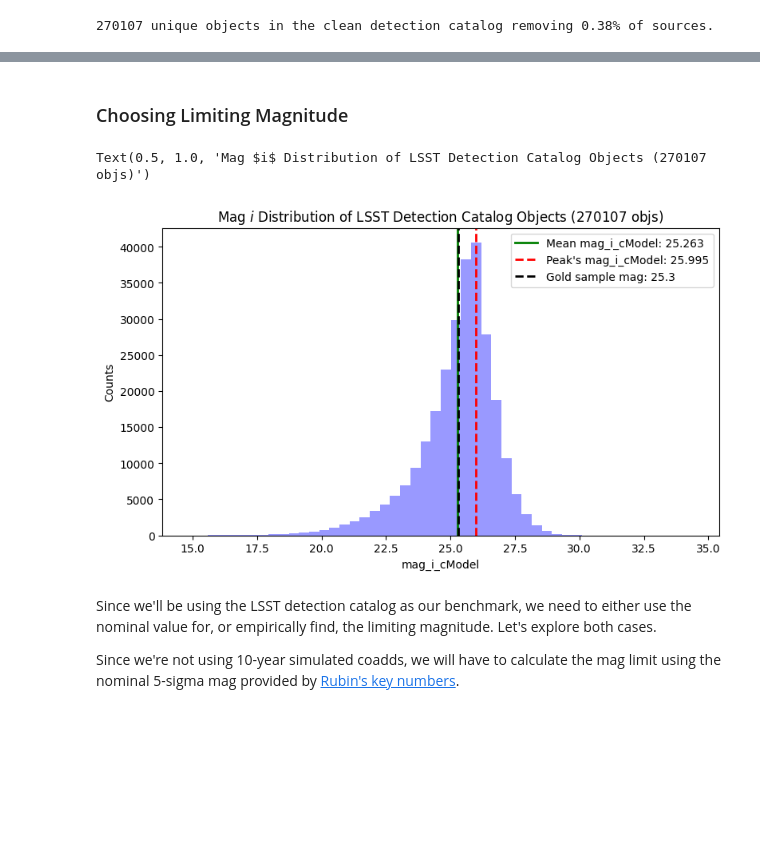
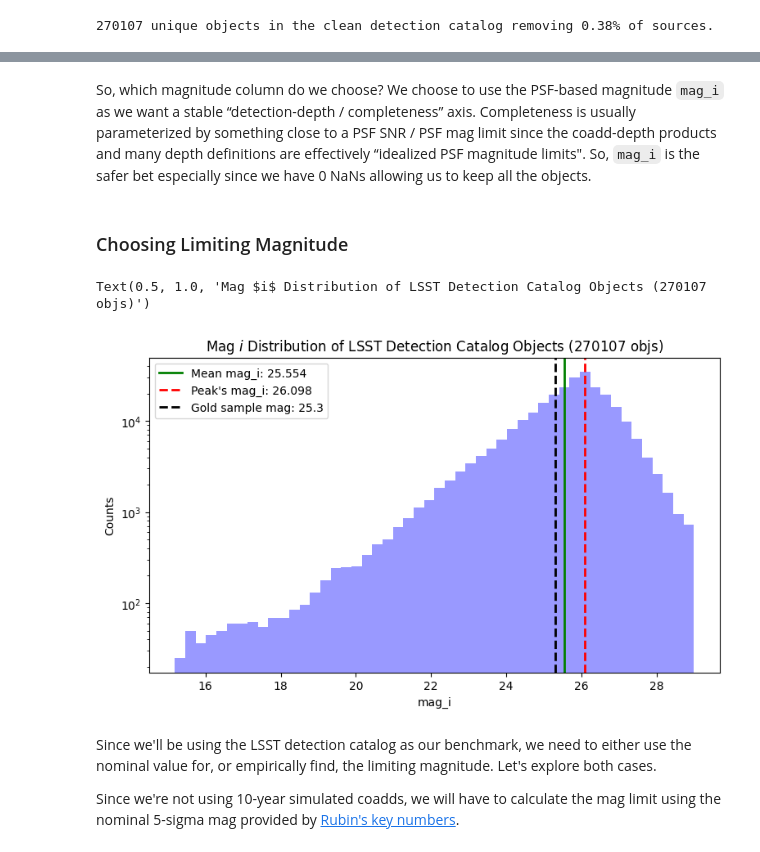
Before and after one commit to grantmerz/DeepDISC_Roman_Rubin, a Jupyter notebook: test_cats.ipynb, the cells around one changed output, grey strips where cells are left out. Saved outputs shown, nothing was run; the diff lists cells and outputs as text; code cells hidden in the pictures; blank space fills up the shorter version.

```diff
--- a/test_cats.ipynb
+++ b/test_cats.ipynb
@@ -161,3 +183,6 @@ print(len(np.unique(clean_det_cat.objectId.values)), f"unique objects in the cle
 # %%
+# Jan 14th - need to make sure that the catalog you save has the flux and shape columns in the detection catalog (should be 139 columns in total)
+# if not go to NERSC and grab them from the full det cat using objectId column and merge them in here before saving
 # let's save this clean det catalog since we no longer need to filter it again
-clean_det_cat.to_json(f'{os.path.expanduser("~")}/lsst_runs/{run_name}/test_cats/test_det_cat.json', orient='records')
+clean_det_cat = clean_det_cat.reset_index(drop=True) # reset index before saving
+clean_det_cat.to_json(f'{test_cats_dir}test_det_cat.json', orient='records')
@@ -164,25 +300,28 @@ clean_det_cat.to_json(f'{os.path.expanduser("~")}/lsst_runs/{run_name}/test_cats
+# %% [markdown]
+So, which magnitude column do we choose? We choose to use the PSF-based magnitude `mag_i` as we want a stable “detection-depth / completeness” axis. Completeness is usually parameterized by something close to a PSF SNR / PSF mag limit since the coadd-depth products and many depth definitions are effectively “idealized PSF magnitude limits". So, `mag_i` is the safer bet especially since we have 0 NaNs allowing us to keep all the objects.
 # %% [markdown]
 ### Choosing Limiting Magnitude
 # %%
-counts, bin_edges = np.histogram(clean_det_cat[np.isfinite(clean_det_cat['mag_i_cModel'])]['mag_i_cModel'], bins=50)
+counts, bin_edges = np.histogram(clean_det_cat[np.isfinite(clean_det_cat['mag_i'])]['mag_i'], bins=50)
 # bin with highest count
 peak_bin_index = np.argmax(counts)
 # since bin edges give you (bins+1) edges, we do +1 to get center of peak bin
 peak_mag = (bin_edges[peak_bin_index] + bin_edges[peak_bin_index + 1]) / 2
 plt.figure(figsize=(9, 5))
-plt.xlabel('mag_i_cModel')
+plt.xlabel('mag_i')
 plt.ylabel('Counts')
-plt.axvline(np.mean(clean_det_cat['mag_i_cModel']), color='green', linestyle='solid',
-            linewidth='2', label=f'Mean mag_i_cModel: {np.mean(clean_det_cat["mag_i_cModel"]):.3f}')
+plt.axvline(np.mean(clean_det_cat['mag_i']), color='green', linestyle='solid',
+            linewidth='2', label=f'Mean mag_i: {np.mean(clean_det_cat["mag_i"]):.3f}')
 plt.axvline(peak_mag, color='red', linestyle='dashed', linewidth='2',
-            label=f"Peak's mag_i_cModel: {peak_mag:.3f}")
+            label=f"Peak's mag_i: {peak_mag:.3f}")
 plt.axvline(25.3, color='black', linestyle='--', linewidth='2', label=f'Gold sample mag: 25.3')
-plt.hist(clean_det_cat['mag_i_cModel'], bins=50, alpha=0.4, color='blue')
+plt.hist(clean_det_cat['mag_i'], bins=50, alpha=0.4, color='blue')
+plt.yscale('log')
 plt.legend()
 plt.title(f"Mag $i$ Distribution of LSST Detection Catalog Objects ({len(clean_det_cat)} objs)")
 # %% [output]
 Text(0.5, 1.0, 'Mag $i$ Distribution of LSST Detection Catalog Objects (270107 objs)')
-[figure, old version]
+[figure, new version]
 # %% [markdown]
 Since we'll be using the LSST detection catalog as our benchmark, we need to either use the nominal value for, or empirically find, the limiting magnitude. Let's explore both cases.
 
```
Also changed, not shown: parts of 82 cells of this notebook.
